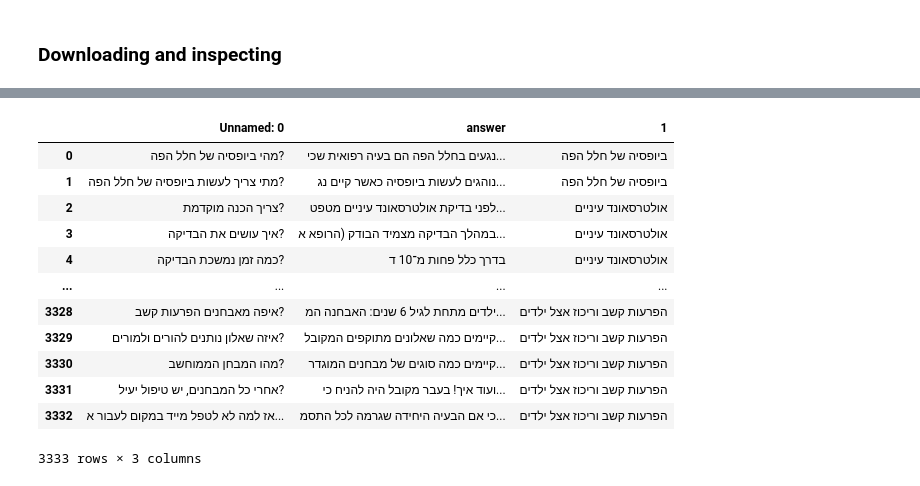
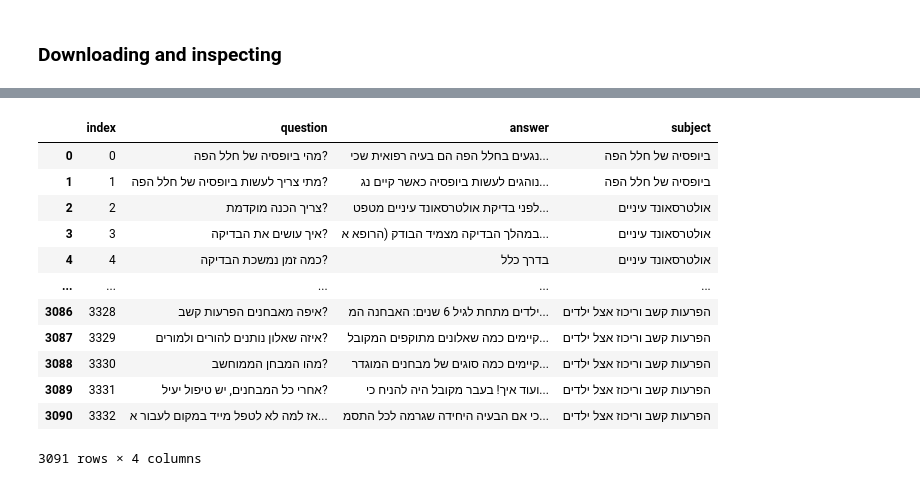
Before and after one commit to abkimc/Scraping-Clalit-Webpages, a Jupyter notebook: Clalit_scraping.ipynb, the cells around one changed output, grey strips where cells are left out. Saved outputs shown, nothing was run; the diff lists cells and outputs as text; code cells hidden in the pictures.

```diff
--- a/Clalit_scraping.ipynb
+++ b/Clalit_scraping.ipynb
@@ -389,19 +389,19 @@ files.download('Q&A_Clalit.csv')
 [interactive output not drawn]
 [interactive output not drawn]
 # %%
-df = pd.read_csv('/content/quistions_df_v5.csv', encoding = 'utf_8_sig')
+df = pd.read_csv('/content/Q&A_Clalit.csv', encoding = 'utf_8_sig')
 df
 # %% [output]
-|  | Unnamed: 0 | answer | 1 |
-| 0 | מהי ביופסיה של חלל הפה? | נגעים בחלל הפה הם בעיה רפואית שכי... | ביופסיה של חלל הפה |
-| 1 | מתי צריך לעשות ביופסיה של חלל הפה? | נוהגים לעשות ביופסיה כאשר קיים נג... | ביופסיה של חלל הפה |
-| 2 | צריך הכנה מוקדמת? | לפני בדיקת אולטרסאונד עיניים מטפט... | אולטרסאונד עיניים |
-| 3 | איך עושים את הבדיקה? | במהלך הבדיקה מצמיד הבודק (הרופא א... | אולטרסאונד עיניים |
-| 4 | כמה זמן נמשכת הבדיקה? | בדרך כלל פחות מ־10 ד | אולטרסאונד עיניים |
-| ... | ... | ... | ... |
-| 3328 | איפה מאבחנים הפרעות קשב? | ילדים מתחת לגיל 6 שנים: האבחנה המ... | הפרעות קשב וריכוז אצל ילדים |
-| 3329 | איזה שאלון נותנים להורים ולמורים? | קיימים כמה שאלונים מתוקפים המקובל... | הפרעות קשב וריכוז אצל ילדים |
-| 3330 | מהו המבחן הממוחשב? | קיימים כמה סוגים של מבחנים המוגדר... | הפרעות קשב וריכוז אצל ילדים |
-| 3331 | אחרי כל המבחנים, יש טיפול יעיל? | ועוד איך! בעבר מקובל היה להניח כי... | הפרעות קשב וריכוז אצל ילדים |
-| 3332 | אז למה לא לטפל מייד במקום לעבור א... | כי אם הבעיה היחידה שגרמה לכל התסמ... | הפרעות קשב וריכוז אצל ילדים |
+|  | index | question | answer | subject |
+| 0 | 0 | מהי ביופסיה של חלל הפה? | נגעים בחלל הפה הם בעיה רפואית שכי... | ביופסיה של חלל הפה |
+| 1 | 1 | מתי צריך לעשות ביופסיה של חלל הפה? | נוהגים לעשות ביופסיה כאשר קיים נג... | ביופסיה של חלל הפה |
+| 2 | 2 | צריך הכנה מוקדמת? | לפני בדיקת אולטרסאונד עיניים מטפט... | אולטרסאונד עיניים |
+| 3 | 3 | איך עושים את הבדיקה? | במהלך הבדיקה מצמיד הבודק (הרופא א... | אולטרסאונד עיניים |
+| 4 | 4 | כמה זמן נמשכת הבדיקה? | בדרך כלל | אולטרסאונד עיניים |
+| ... | ... | ... | ... | ... |
+| 3086 | 3328 | איפה מאבחנים הפרעות קשב? | ילדים מתחת לגיל 6 שנים: האבחנה המ... | הפרעות קשב וריכוז אצל ילדים |
+| 3087 | 3329 | איזה שאלון נותנים להורים ולמורים? | קיימים כמה שאלונים מתוקפים המקובל... | הפרעות קשב וריכוז אצל ילדים |
+| 3088 | 3330 | מהו המבחן הממוחשב? | קיימים כמה סוגים של מבחנים המוגדר... | הפרעות קשב וריכוז אצל ילדים |
+| 3089 | 3331 | אחרי כל המבחנים, יש טיפול יעיל? | ועוד איך! בעבר מקובל היה להניח כי... | הפרעות קשב וריכוז אצל ילדים |
+| 3090 | 3332 | אז למה לא לטפל מייד במקום לעבור א... | כי אם הבעיה היחידה שגרמה לכל התסמ... | הפרעות קשב וריכוז אצל ילדים |
-3333 rows × 3 columns
+3091 rows × 4 columns
```
Also changed, not shown: parts of 21 cells of this notebook.
